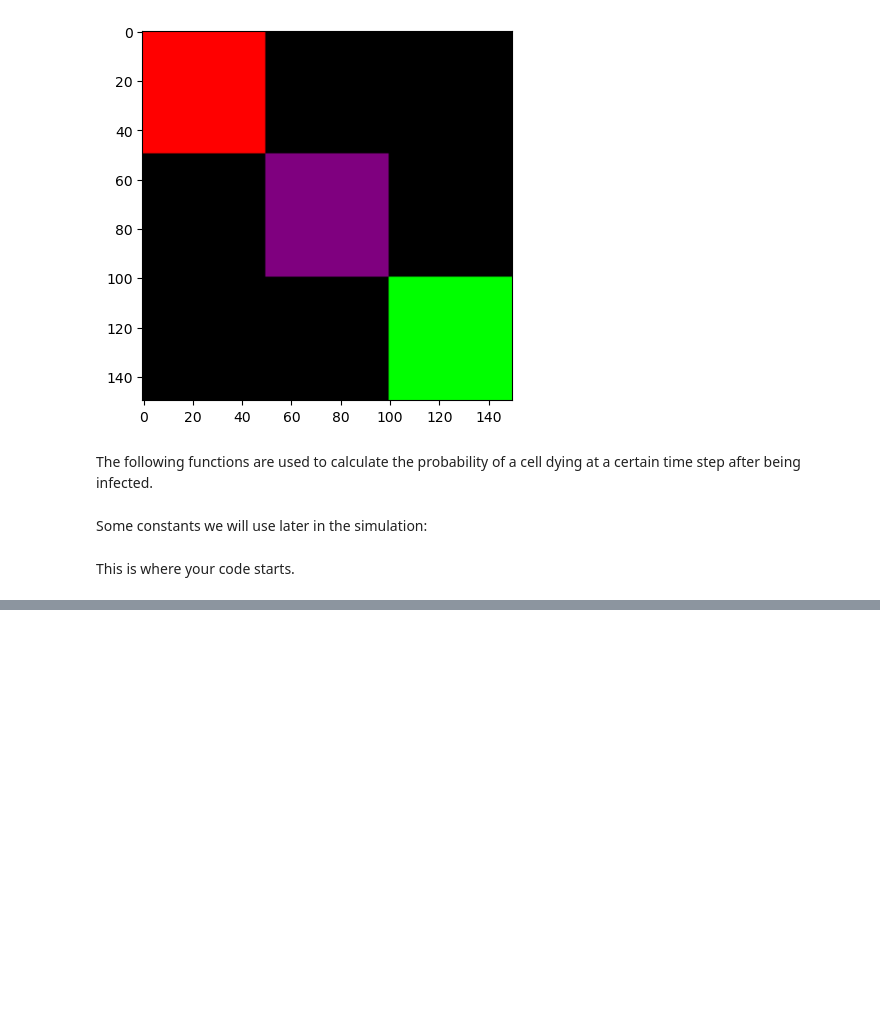
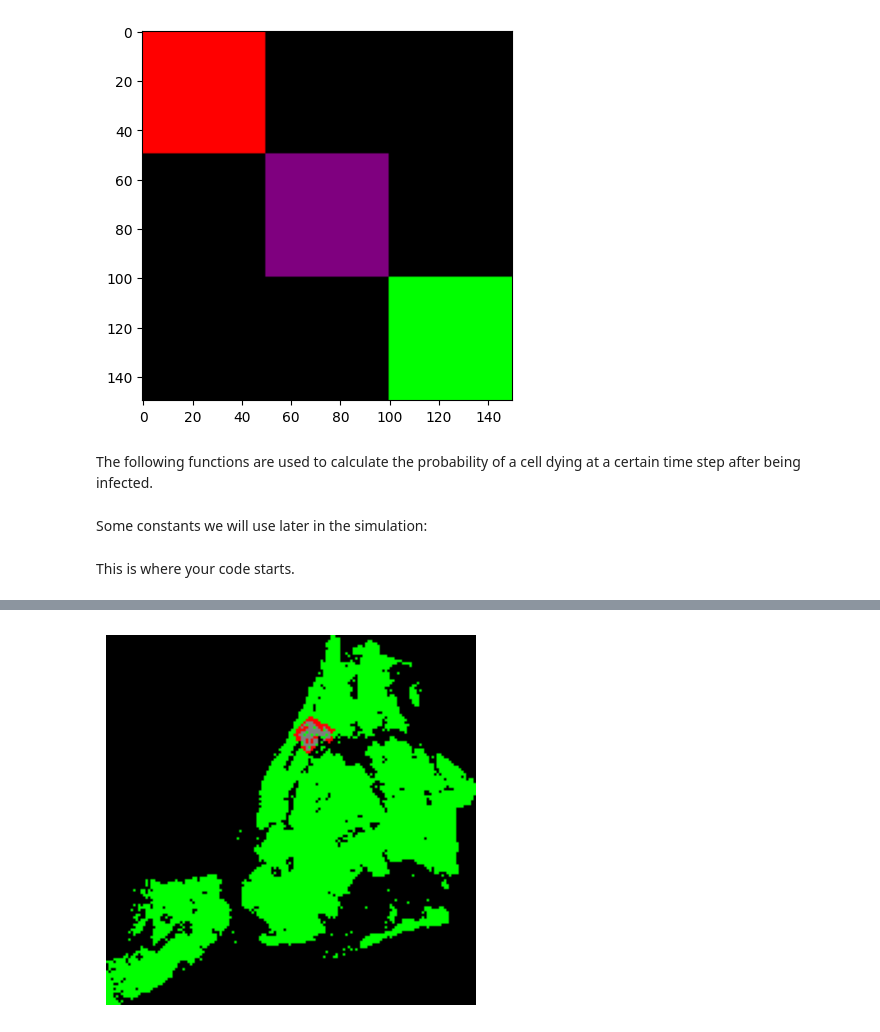
Before and after one commit to mekonmelon/python_infectious_disease, a Jupyter notebook: simulator_chloe.ipynb, the cells around one changed output, grey strips where cells are left out. Drawn from its saved outputs; the diff is of its cells as text; code cells hidden in the pictures; blank space fills up the shorter version.

```diff
--- a/simulator_chloe.ipynb
+++ b/simulator_chloe.ipynb
@@ -248,0 +265,30 @@ m.display()
+# %%
+#new test case w/ virality 0.8
+
+recovery_time = 4  # recovery time in time-steps
+virality = 0.8      # probability that a neighbor cell is infected in each time step
+
+# Parameters for mortality (Step 4)
+death_mean = 3       # average number of steps until death
+death_sd = 1         # standard deviation of steps until death
+
+k = read_map("nyc_map.csv")
+k.cells[(39,82)].infect()
+
+m.time_step()
+m.time_step()
+m.time_step()
+m.time_step()
+m.time_step()
+m.time_step()
+m.time_step()
+m.time_step()
+m.time_step()
+m.time_step()
+m.time_step()
+m.time_step()
+m.time_step()
+m.time_step()
+m.display()
+# %% [output]
+[figure, added]
```
Also changed, not shown: parts of 4 cells of this notebook.
